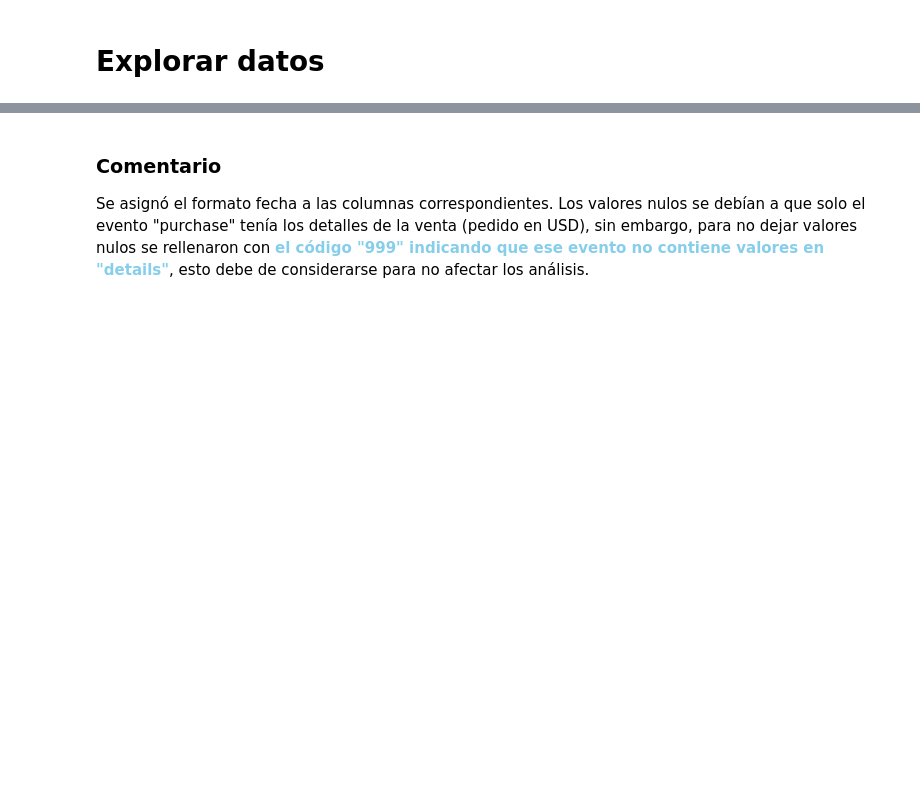
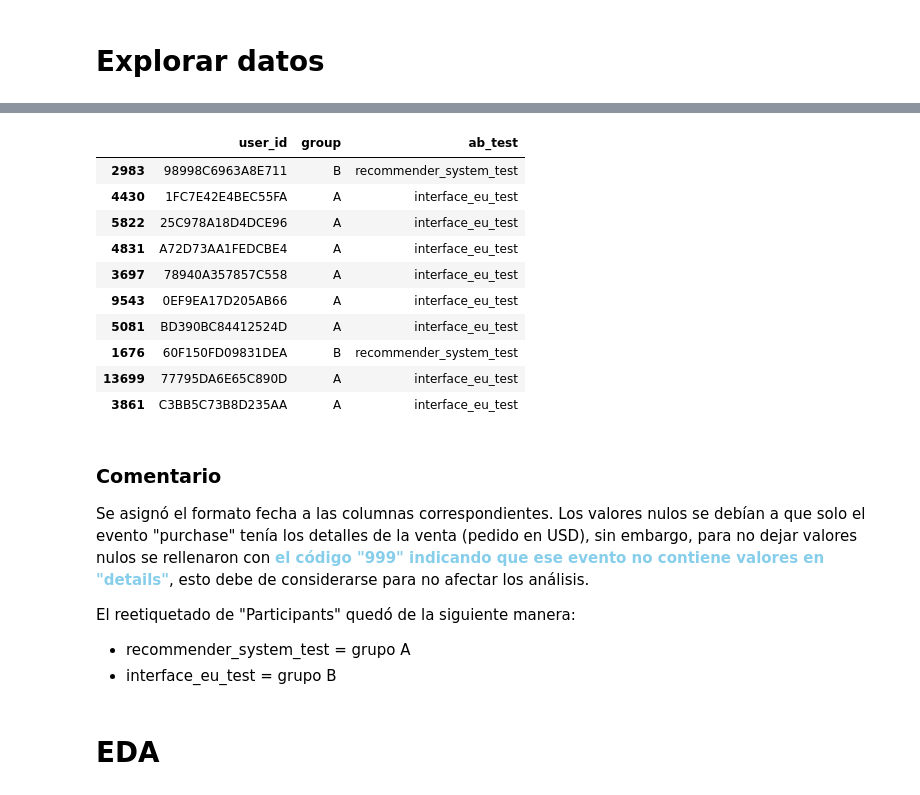
Before and after one commit to XivxnX/recommender_system_test, a Jupyter notebook: recommender_system_test.ipynb, the cells around one changed output, grey strips where cells are left out. Cells and saved outputs as stored; diff of their text form; code cells hidden in the pictures; blank space fills up the shorter version.

```diff
--- a/recommender_system_test.ipynb
+++ b/recommender_system_test.ipynb
@@ -194,3 +204,27 @@ events['details'] = events['details'].fillna(999)
+# %%
+# reetiquetado de grupos en "participants"
+participants['group'] = participants['ab_test'].apply(
+    lambda x: 'A' if x == 'interface_eu_test' else 'B'
+)
+participants.sample(10)
+# %% [output]
+|  | user_id | group | ab_test |
+| 2983 | 98998C6963A8E711 | B | recommender_system_test |
+| 4430 | 1FC7E42E4BEC55FA | A | interface_eu_test |
+| 5822 | 25C978A18D4DCE96 | A | interface_eu_test |
+| 4831 | A72D73AA1FEDCBE4 | A | interface_eu_test |
+| 3697 | 78940A357857C558 | A | interface_eu_test |
+| 9543 | 0EF9EA17D205AB66 | A | interface_eu_test |
+| 5081 | BD390BC84412524D | A | interface_eu_test |
+| 1676 | 60F150FD09831DEA | B | recommender_system_test |
+| 13699 | 77795DA6E65C890D | A | interface_eu_test |
+| 3861 | C3BB5C73B8D235AA | A | interface_eu_test |
 # %% [markdown]
 ### Comentario
 Se asignó el formato fecha a las columnas correspondientes. Los valores nulos se debían a que solo el evento "purchase" tenía los detalles de la venta (pedido en USD), sin embargo, para no dejar valores nulos se rellenaron con <span style="color: skyblue;">**el código "999" indicando que ese evento no contiene valores en "details"**</span>, esto debe de considerarse para no afectar los análisis.
+
+El reetiquetado de "Participants" quedó de la siguiente manera:
+* recommender_system_test = grupo A
+* interface_eu_test = grupo B
+# %% [markdown]
+# EDA
```
Also changed, not shown: parts of 15 cells of this notebook.
